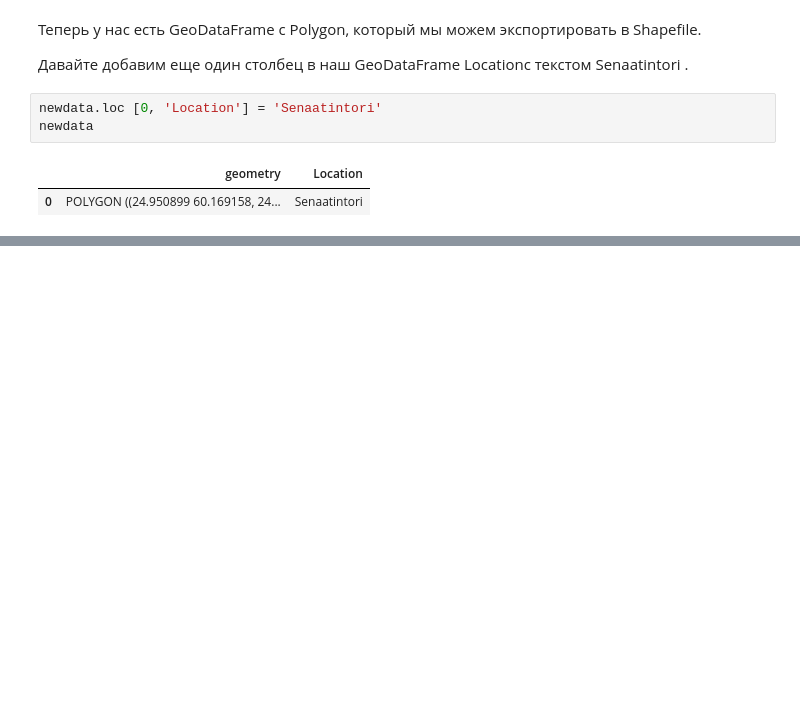
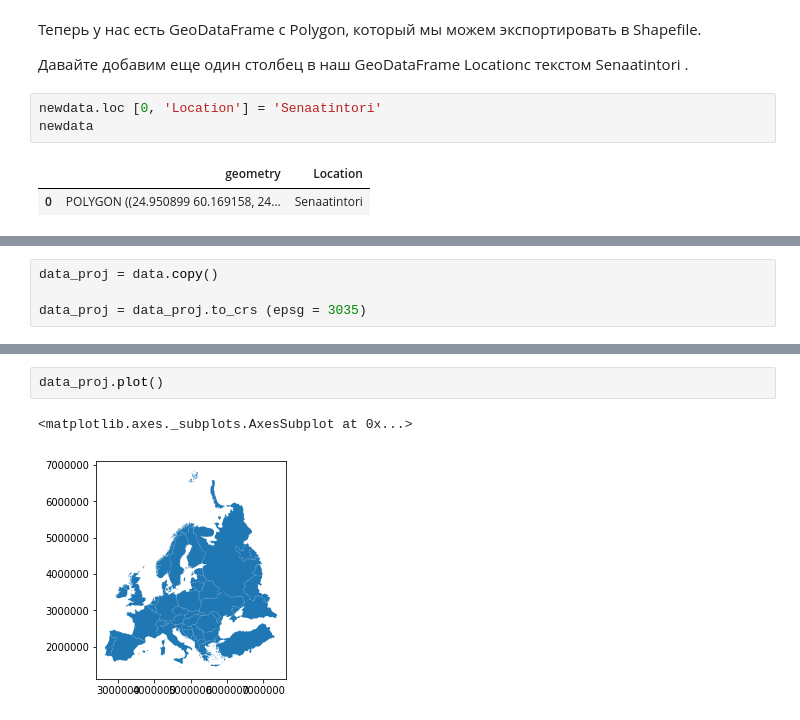
Before and after one commit to SergeyShchus/Automatic_GIS, a Jupyter notebook: Part 3. pandas.ipynb, the cells around one changed output, grey strips where cells are left out. Drawn from its saved outputs; the diff is of its cells as text; blank space fills up the shorter version.

```diff
--- a/Part 3. pandas.ipynb
+++ b/Part 3. pandas.ipynb
@@ -155,0 +306,4 @@ newdata
+# %%
+data_proj = data.copy()
+
+data_proj = data_proj.to_crs (epsg = 3035)
@@ -155,0 +319,5 @@ newdata
+# %%
+data_proj.plot()
+# %% [output]
+<matplotlib.axes._subplots.AxesSubplot at 0x...>
+[figure, added]
```
Also changed, not shown: parts of 50 cells of this notebook, 29 other files.
